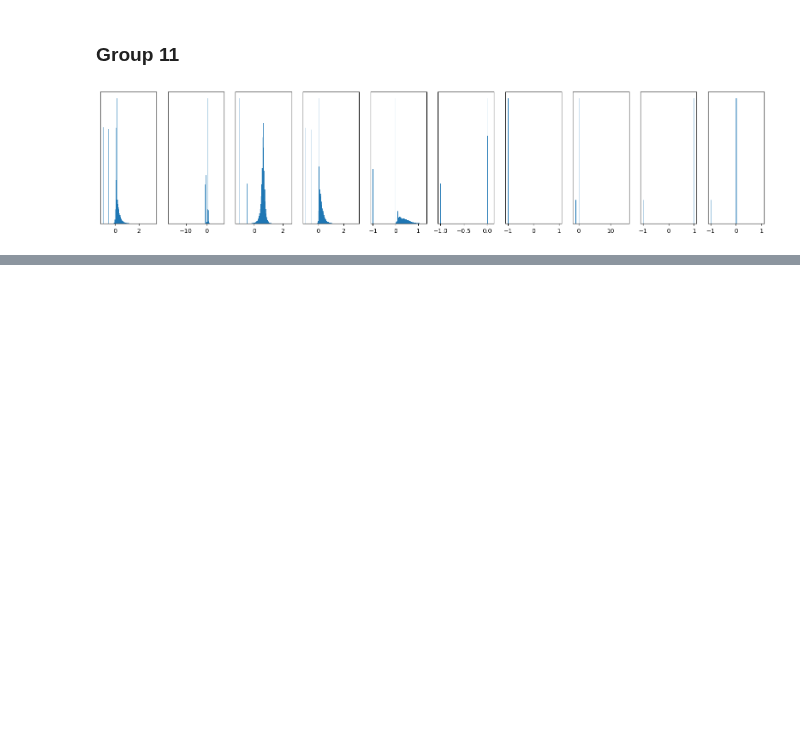
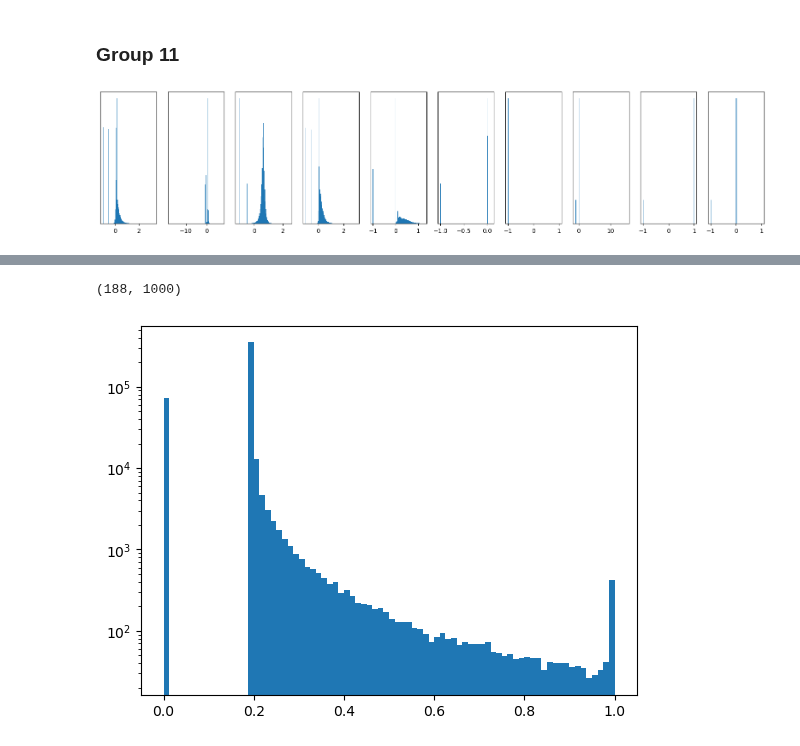
Before and after one commit to marcusGH/edain_paper, a Jupyter notebook: notebooks/types_of_variable_distributions.ipynb, the cells around one changed output, grey strips where cells are left out. Cells and saved outputs as stored; diff of their text form; code cells hidden in the pictures; blank space fills up the shorter version.

```diff
--- a/notebooks/types_of_variable_distributions.ipynb
+++ b/notebooks/types_of_variable_distributions.ipynb
@@ -277,0 +282,30 @@ plot_group(group11)
+# %%
+import numpy as np
+import sklearn
+import matplotlib.pyplot as plt
+import os
+import yaml
+import scipy
+from tqdm.auto import tqdm
+from src.lib.experimentation import load_amex_numpy_data, undo_min_max_corrupt_func
+from src.preprocessing.static_transformations import MinMaxTimeSeries
+
+with open(os.path.join("../config.yaml")) as f:
+    cfg = yaml.load(f, Loader=yaml.FullLoader)
+
+fill_dict = {
+    'nan' : -0.5,
+    'pad_categorical' : -64,
+    'pad_numeric' : -1,
+}
+# %%
+X, y = load_amex_numpy_data(
+    os.path.join(cfg['dataset_directory'], "derived", "processed-splits"),
+    fill_dict,
+    undo_min_max_corrupt_func
+)
+X.shape, y.shape
+# %%
+scaler = MinMaxTimeSeries(time_series_length=13)
+X_scaled = scaler.fit_transform(X, y)
+X_scaled.shape
@@ -277,0 +460,10 @@ plot_group(group11)
+# %%
+hist.shape
+# %% [output]
+(188, 1000)
+# %%
+plt.hist(X_scaled[:, 0, 100], bins=80)
+plt.yscale('log')
+plt.show()
+# %% [output]
+[figure, added]
```
Also changed, not shown: parts of 13 cells of this notebook, 3 other files.
